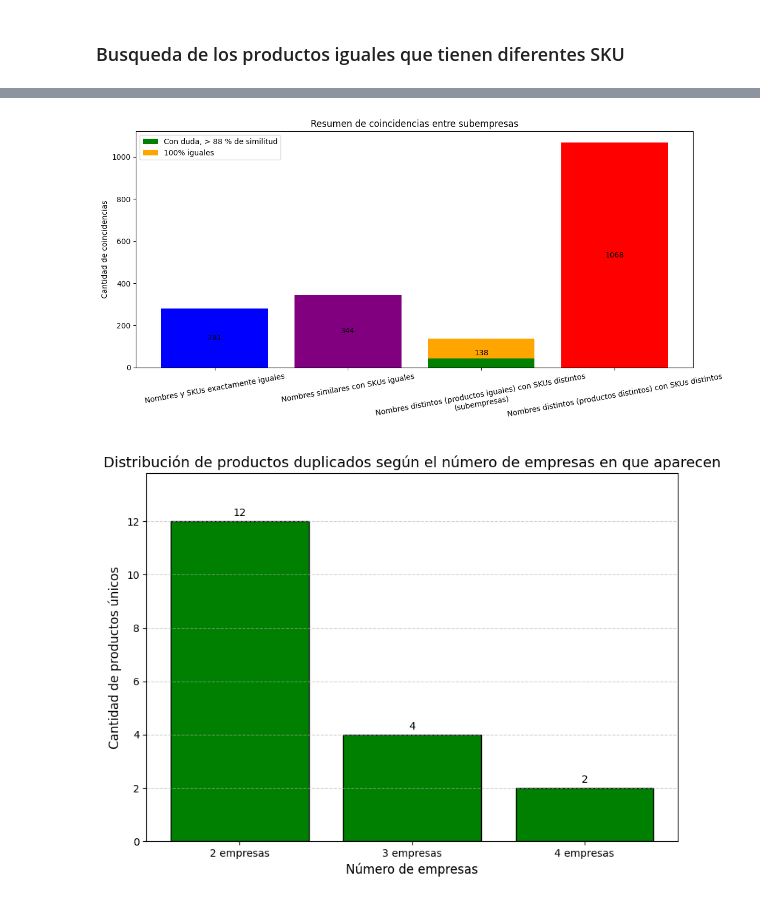
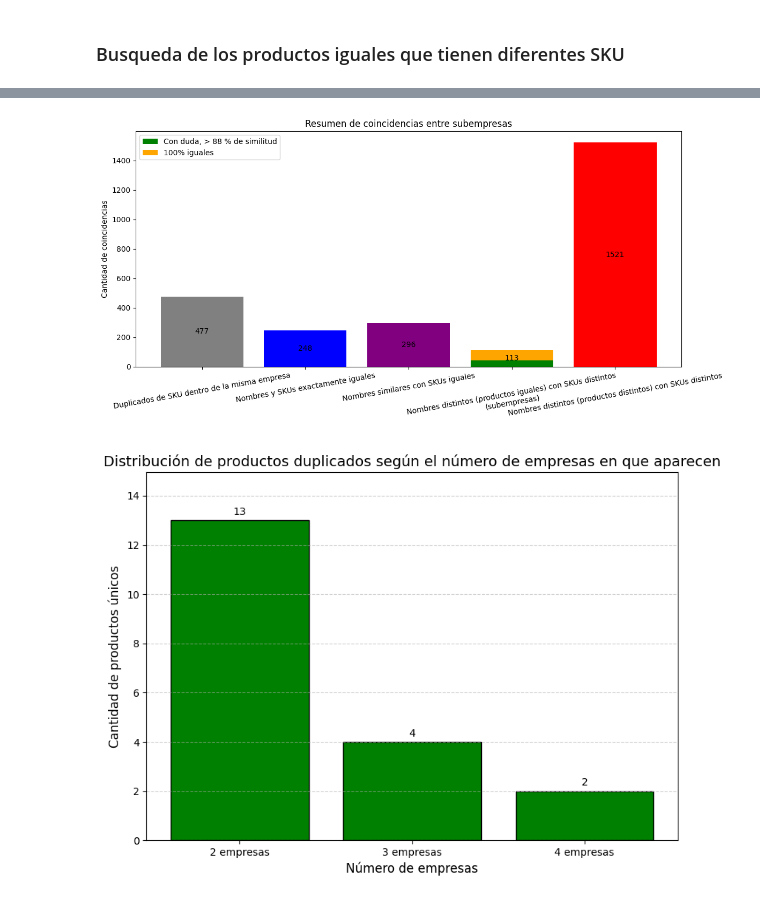
Before and after one commit to KabeliDev/prisa-eda, a Jupyter notebook: results.ipynb, the cells around one changed output, grey strips where cells are left out. Saved outputs shown, nothing was run; the diff lists cells and outputs as text; code cells hidden in the pictures.

```diff
--- a/results.ipynb
+++ b/results.ipynb
@@ -19,0 +35,13 @@ Number os samples in the dataset: 2381
+# %%
+
+
+def find_internal_duplicates(df):
+    """
+    Finds products from the same subempresa with the same SKU.
+    """
+    duplicates = (
+        df.groupby(['Sheet', 'SKU', 'Nombre SKU'])
+        .filter(lambda x: len(x) > 1)
+        .sort_values(['Sheet', 'SKU'])
+    )
+    return duplicates.reset_index(drop=True)
@@ -19,0 +50,3 @@ Number os samples in the dataset: 2381
+# %%
+duplicates = find_internal_duplicates(df_all)
+print(f"Number of duplicates: {duplicates.shape[0]}")
@@ -69,7 +143,7 @@ excel_path = "/home/viktoria/Downloads/ARBOLES ALIMENTOS EJERCICIO KABELLI.xlsx"
 confident, needs_review = process_excel_for_duplicates(
     excel_path,
     confidence_threshold=93,
-    low_confidence_threshold=88
+    low_confidence_threshold=85
 )
 # %%
 different_sku_conf = confident.shape[0]
@@ -122,9 +225,10 @@ need_review_prod = pairs_to_unique_products(needs_review)
 # %%
 # En las estadísticas se muestra el número de productos únicos. (no coincidencias)
 # %%
-visualize(need_review_prod.shape[0], condident_prod.shape[0], exact_prod.shape[0], partial_prod.shape[0], filtered_count)
+visualize(duplicates.shape[0], need_review_prod.shape[0], condident_prod.shape[0], exact_prod.shape[0],
+          partial_prod.shape[0], filtered_count)
 # %% [output]
-[figure, old version]
+[figure, new version]
 # %%
 # Calculamos cuántos productos se repiten en 2, 3 o 4 empresas.
 output_needs_review = count_unique_subempresas_per_product(needs_review)
@@ -157,7 +265,7 @@ df.to_excel(path, index=False)
 
 graficar_distribucion_productos(needs_review_stats, "green")
 # %% [output]
-[figure, old version]
+[figure, new version]
 # %%
 #Nombres distintos (productos iguales) con SKUs distintos (los casos seguros)
 graficar_distribucion_productos(confident_stats, "yellow")
```
Also changed, not shown: parts of 46 cells of this notebook, 2 other files.
